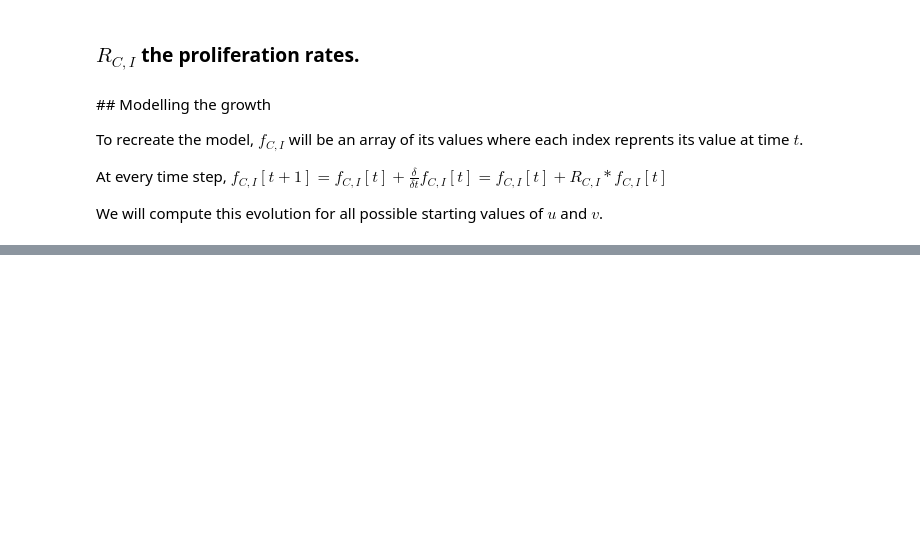
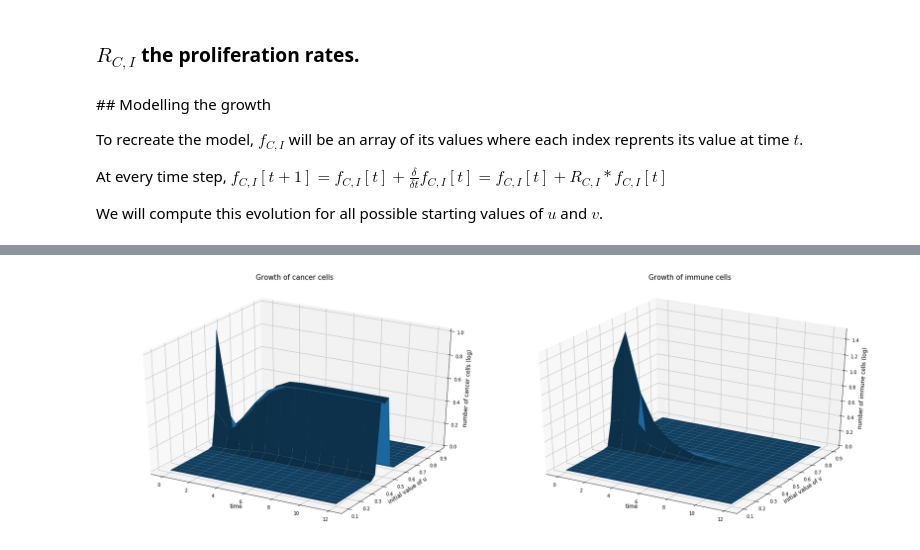
Before and after one commit to remuzel/Waiting-Time-Network-Effects, a Jupyter notebook: notebooks/Population Model of Competition.ipynb, the cells around one changed output, grey strips where cells are left out. Cells and saved outputs as stored; diff of their text form; code cells hidden in the pictures; blank space fills up the shorter version.

```diff
--- a/notebooks/Population Model of Competition.ipynb
+++ b/notebooks/Population Model of Competition.ipynb
@@ -113,0 +158,5 @@ R_I has value [nan nan]
+# %%
+cancer, immune, initial_values = simulate_growth(t=12)
+plot_growth(cancer, immune, initial_values, t=12)
+# %% [output]
+[figure, added]
```
Also changed, not shown: parts of 17 cells of this notebook.
